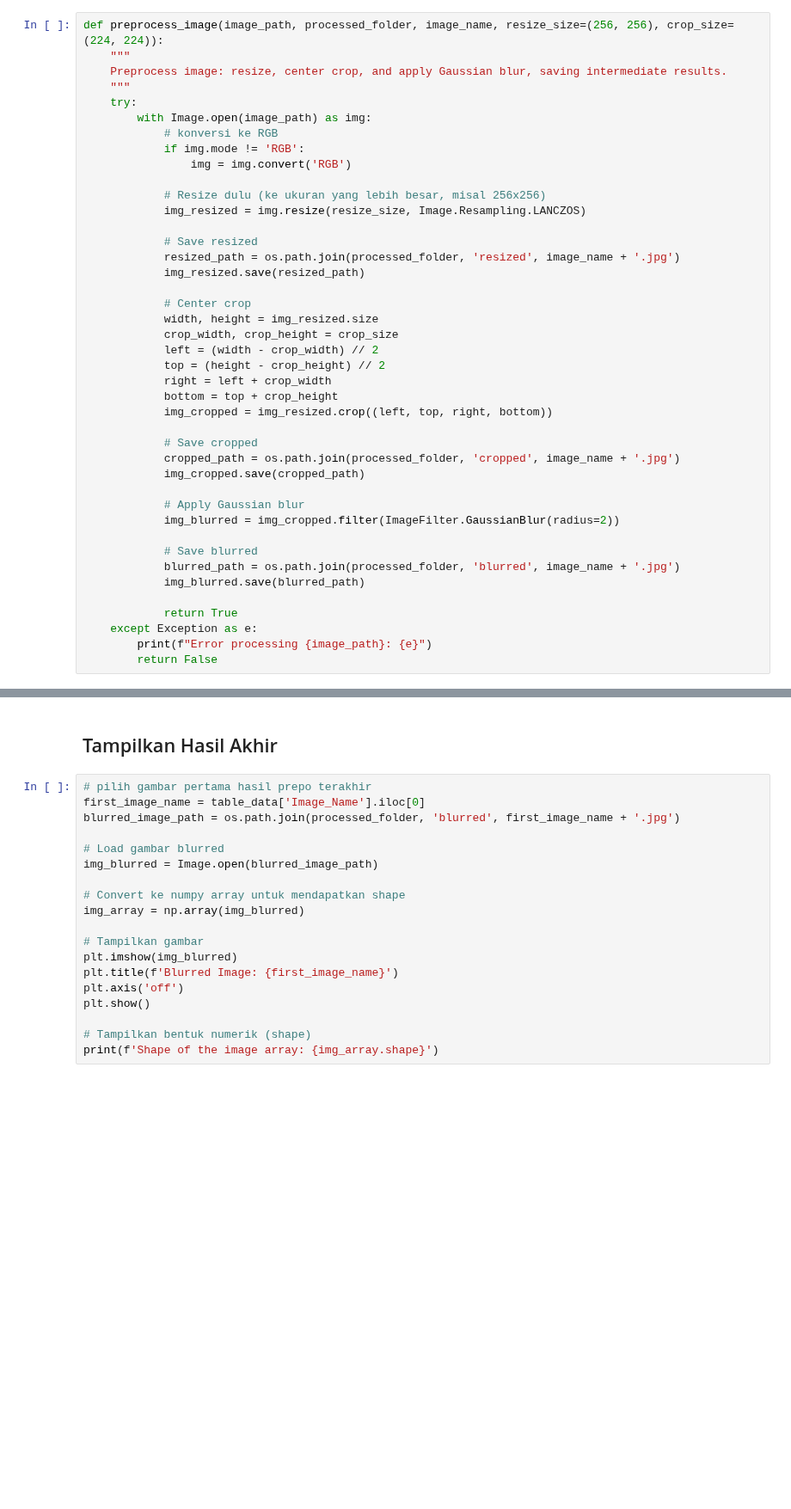
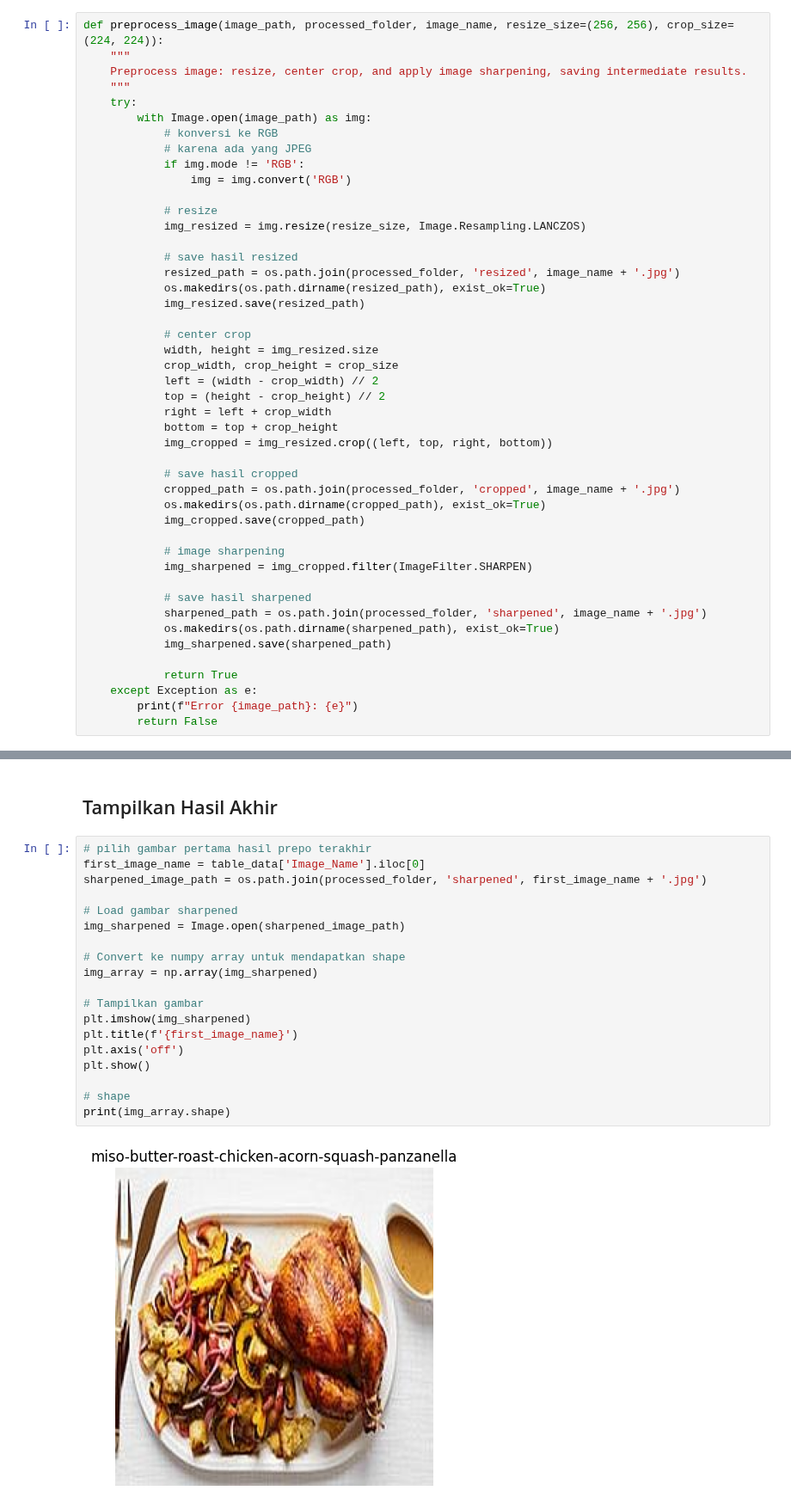
Before and after one commit to wildanjr19/5th-college, a Jupyter notebook: Manajemen Big Data/Final Project/main.ipynb, the cells around one changed output, grey strips where cells are left out. Shown at 86% size. Drawn from its saved outputs; the diff is of its cells as text; blank space fills up the shorter version.

```diff
--- a/Manajemen Big Data/Final Project/main.ipynb
+++ b/Manajemen Big Data/Final Project/main.ipynb
@@ -44,22 +68,24 @@ Fungsi untuk memproses tiap gambar
 # %%
 def preprocess_image(image_path, processed_folder, image_name, resize_size=(256, 256), crop_size=(224, 224)):
     """
-    Preprocess image: resize, center crop, and apply Gaussian blur, saving intermediate results.
+    Preprocess image: resize, center crop, and apply image sharpening, saving intermediate results.
     """
     try:
         with Image.open(image_path) as img:
             # konversi ke RGB
+            # karena ada yang JPEG
             if img.mode != 'RGB':
                 img = img.convert('RGB')
 
-            # Resize dulu (ke ukuran yang lebih besar, misal 256x256)
+            # resize
             img_resized = img.resize(resize_size, Image.Resampling.LANCZOS)
 
-            # Save resized
+            # save hasil resized
             resized_path = os.path.join(processed_folder, 'resized', image_name + '.jpg')
+            os.makedirs(os.path.dirname(resized_path), exist_ok=True)
             img_resized.save(resized_path)
 
-            # Center crop
+            # center crop
             width, height = img_resized.size
             crop_width, crop_height = crop_size
             left = (width - crop_width) // 2
@@ -68,20 +94,22 @@ def preprocess_image(image_path, processed_folder, image_name, resize_size=(256,
             bottom = top + crop_height
             img_cropped = img_resized.crop((left, top, right, bottom))
 
-            # Save cropped
+            # save hasil cropped
             cropped_path = os.path.join(processed_folder, 'cropped', image_name + '.jpg')
+            os.makedirs(os.path.dirname(cropped_path), exist_ok=True)
             img_cropped.save(cropped_path)
 
-            # Apply Gaussian blur
-            img_blurred = img_cropped.filter(ImageFilter.GaussianBlur(radius=2))
+            # image sharpening
+            img_sharpened = img_cropped.filter(ImageFilter.SHARPEN)
 
-            # Save blurred
-            blurred_path = os.path.join(processed_folder, 'blurred', image_name + '.jpg')
-            img_blurred.save(blurred_path)
+            # save hasil sharpened
+            sharpened_path = os.path.join(processed_folder, 'sharpened', image_name + '.jpg')
+            os.makedirs(os.path.dirname(sharpened_path), exist_ok=True)
+            img_sharpened.save(sharpened_path)
 
             return True
     except Exception as e:
-        print(f"Error processing {image_path}: {e}")
+        print(f"Error {image_path}: {e}")
         return False
 # %% [markdown]
 ## Set Path Tujuan
@@ -121,19 +150,21 @@ run_preprocessing_pipeline(table_data, image_folder, processed_folder)
 # %%
 # pilih gambar pertama hasil prepo terakhir
 first_image_name = table_data['Image_Name'].iloc[0]
-blurred_image_path = os.path.join(processed_folder, 'blurred', first_image_name + '.jpg')
+sharpened_image_path = os.path.join(processed_folder, 'sharpened', first_image_name + '.jpg')
 
-# Load gambar blurred
-img_blurred = Image.open(blurred_image_path)
+# Load gambar sharpened
+img_sharpened = Image.open(sharpened_image_path)
 
 # Convert ke numpy array untuk mendapatkan shape
-img_array = np.array(img_blurred)
+img_array = np.array(img_sharpened)
 
 # Tampilkan gambar
-plt.imshow(img_blurred)
-plt.title(f'Blurred Image: {first_image_name}')
+plt.imshow(img_sharpened)
+plt.title(f'{first_image_name}')
 plt.axis('off')
 plt.show()
 
-# Tampilkan bentuk numerik (shape)
-print(f'Shape of the image array: {img_array.shape}')
+# shape
+print(img_array.shape)
+# %% [output]
+[figure, added]
```
Also changed, not shown: parts of 14 cells of this notebook.
